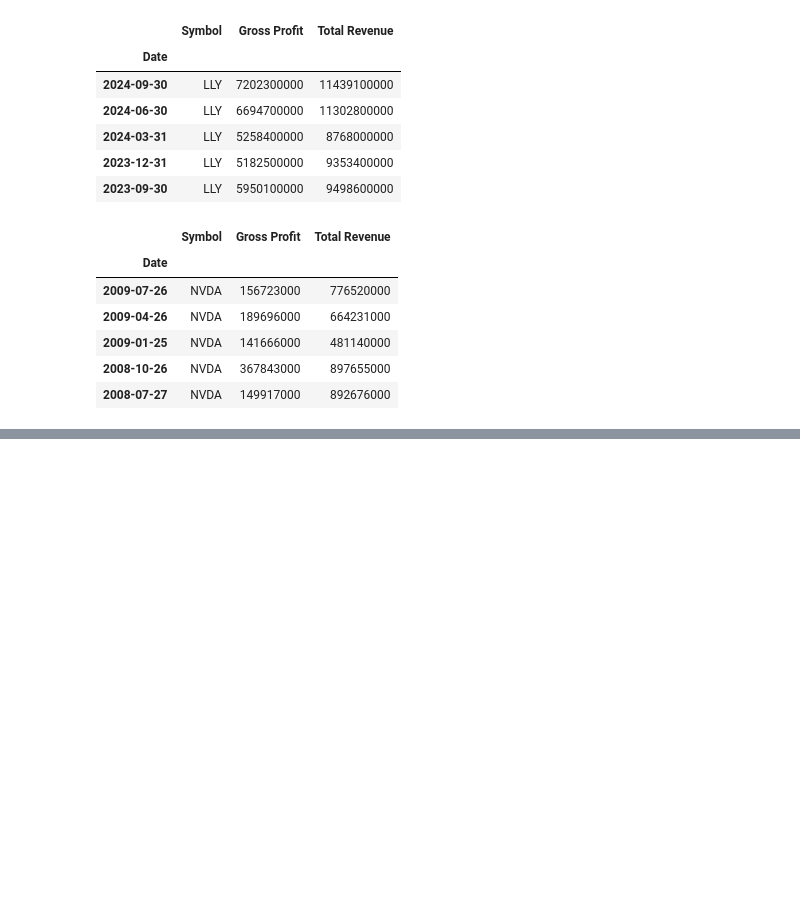
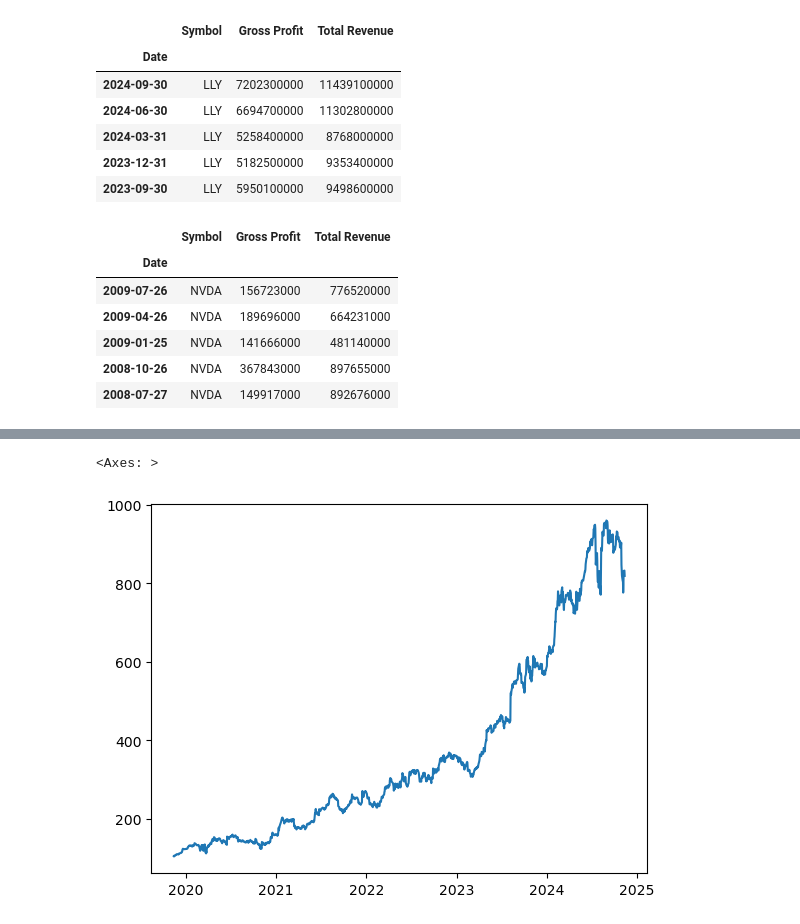
Before and after one commit to veenauppalapati/stock-market-analysis, a Jupyter notebook: stock-market-analysis.ipynb, the cells around one changed output, grey strips where cells are left out. Cells and saved outputs as stored; diff of their text form; code cells hidden in the pictures; blank space fills up the shorter version.

```diff
--- a/stock-market-analysis.ipynb
+++ b/stock-market-analysis.ipynb
@@ -267,0 +448,3 @@ display(income_statements_df.tail())
+# %%
+df_LLY = historical_df.loc[historical_df['Symbol'] == 'LLY']
+df_LLY
@@ -267,0 +482,5 @@ display(income_statements_df.tail())
+# %%
+df_LLY['Close'].plot()
+# %% [output]
+<Axes: >
+[figure, added]
```
Also changed, not shown: parts of 22 cells of this notebook, 1 other file.
